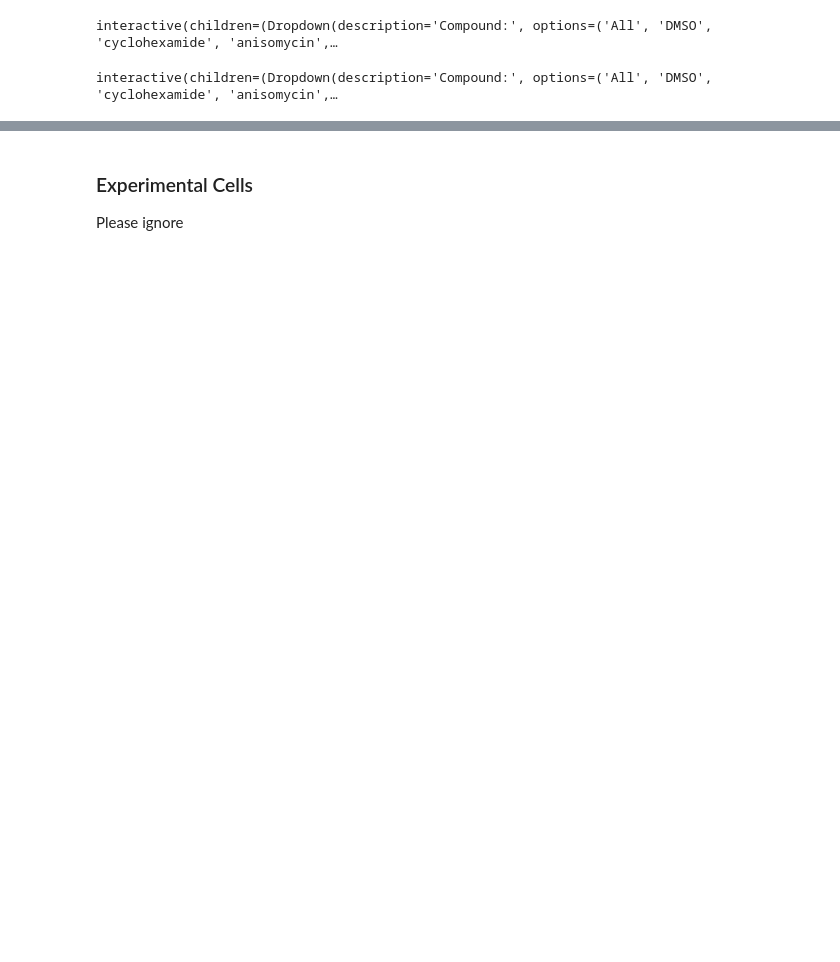
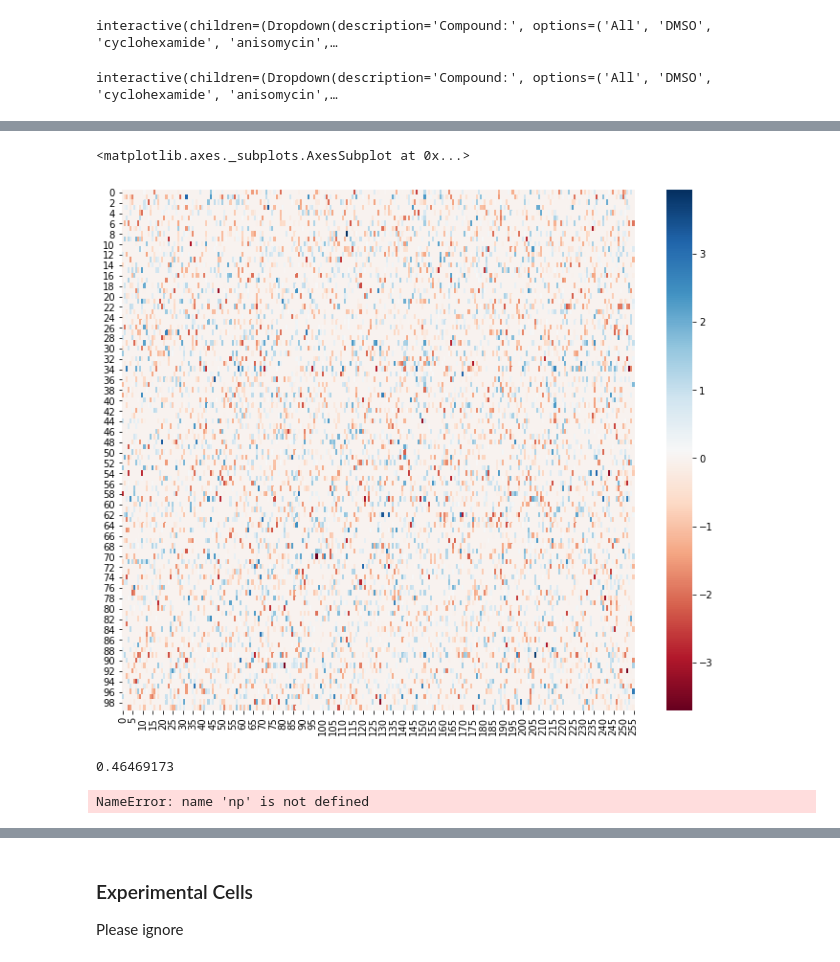
Before and after one commit to NotAndres/pytorch-vsc, a Jupyter notebook: notebook/vsc.ipynb, the cells around one changed output, grey strips where cells are left out. Drawn from its saved outputs; the diff is of its cells as text; code cells hidden in the pictures; blank space fills up the shorter version.

```diff
--- a/notebook/vsc.ipynb
+++ b/notebook/vsc.ipynb
@@ -771,0 +818,7 @@ plt.show()
+# %%
+z_slice = test_z[:100]
+plt.figure(figsize=(12,10))
+sns.heatmap(z_slice, cmap=plt.cm.RdBu)
+# %% [output]
+<matplotlib.axes._subplots.AxesSubplot at 0x...>
+[figure, added]
@@ -771,0 +838,8 @@ plt.show()
+# %%
+np.min(std_matrix)
+# %% [output]
+0.46469173
+# %%
+np.mean(np.std(test_z[:1000].numpy(), axis=0))
+# %% [output]
+NameError: name 'np' is not defined
```
Also changed, not shown: parts of 33 cells of this notebook, 6 other files.
